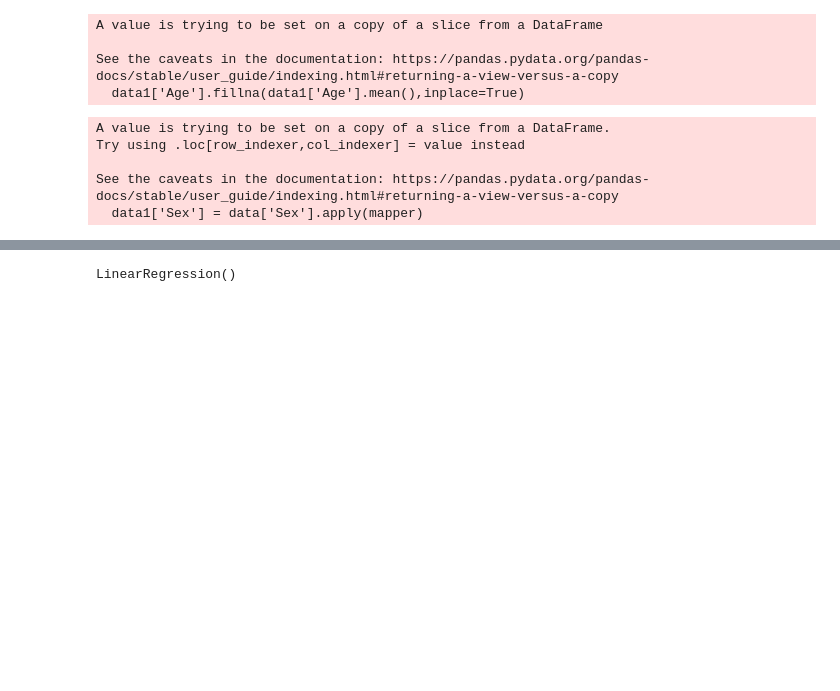
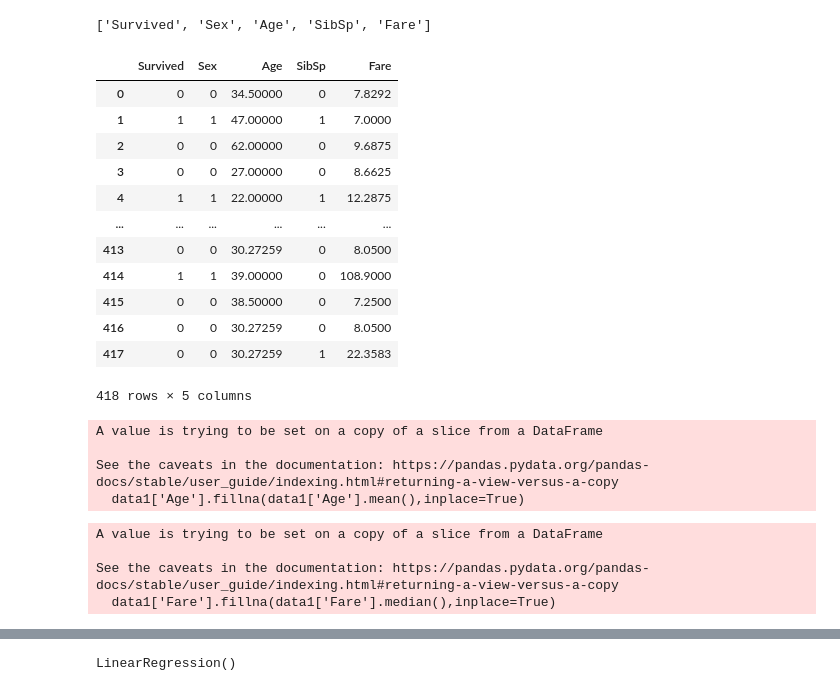
Before and after one commit to gtksolutionstraining/CodinGrad-FDS-3-DataScience, a Jupyter notebook: LinearRegression.ipynb, the cells around one changed output, grey strips where cells are left out. Cells and saved outputs as stored; diff of their text form; code cells hidden in the pictures; blank space fills up the shorter version.

```diff
--- a/LinearRegression.ipynb
+++ b/LinearRegression.ipynb
@@ -27,8 +85,31 @@ columns.remove('PassengerId')
 columns.remove('Name')
 columns.remove('Ticket')
 columns.remove('Embarked')
+columns.remove('Parch')
+columns.remove('Cabin')
+columns.remove('Pclass')
+# %%
+columns
+# %% [output]
+['Survived', 'Sex', 'Age', 'SibSp', 'Fare']
 # %%
 data1 = data[columns]
+# %%
+data1
+# %% [output]
+|  | Survived | Sex | Age | SibSp | Fare |
+| 0 | 0 | 0 | 34.50000 | 0 | 7.8292 |
+| 1 | 1 | 1 | 47.00000 | 1 | 7.0000 |
+| 2 | 0 | 0 | 62.00000 | 0 | 9.6875 |
+| 3 | 0 | 0 | 27.00000 | 0 | 8.6625 |
+| 4 | 1 | 1 | 22.00000 | 1 | 12.2875 |
+| ... | ... | ... | ... | ... | ... |
+| 413 | 0 | 0 | 30.27259 | 0 | 8.0500 |
+| 414 | 1 | 1 | 39.00000 | 0 | 108.9000 |
+| 415 | 0 | 0 | 38.50000 | 0 | 7.2500 |
+| 416 | 0 | 0 | 30.27259 | 0 | 8.0500 |
+| 417 | 0 | 0 | 30.27259 | 1 | 22.3583 |
+418 rows × 5 columns
 # %%
 data1['Age'].fillna(data1['Age'].mean(),inplace=True)
 # %% [output]
@@ -36,20 +117,19 @@ A value is trying to be set on a copy of a slice from a DataFrame
 
 See the caveats in the documentation: https://pandas.pydata.org/pandas-docs/stable/user_guide/indexing.html#returning-a-view-versus-a-copy
   data1['Age'].fillna(data1['Age'].mean(),inplace=True)
+# %%
+data1['Fare'].fillna(data1['Fare'].median(),inplace=True)
+# %% [output]
+A value is trying to be set on a copy of a slice from a DataFrame
+
+See the caveats in the documentation: https://pandas.pydata.org/pandas-docs/stable/user_guide/indexing.html#returning-a-view-versus-a-copy
+  data1['Fare'].fillna(data1['Fare'].median(),inplace=True)
 # %%
 def mapper(x):
     if x == "male":
         return 0
     else:
         return 1
-# %%
-data1['Sex'] = data['Sex'].apply(mapper)
-# %% [output]
-A value is trying to be set on a copy of a slice from a DataFrame.
-Try using .loc[row_indexer,col_indexer] = value instead
-
-See the caveats in the documentation: https://pandas.pydata.org/pandas-docs/stable/user_guide/indexing.html#returning-a-view-versus-a-copy
-  data1['Sex'] = data['Sex'].apply(mapper)
 # %%
 data1.info()
 # %% [output]
```
Also changed, not shown: parts of 32 cells of this notebook, 2 other files.
